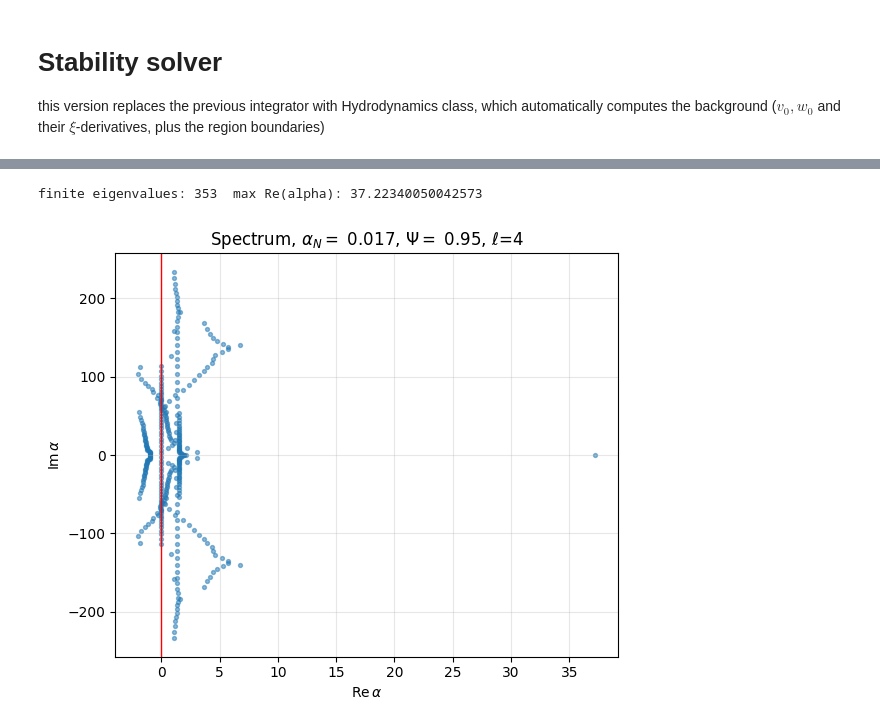
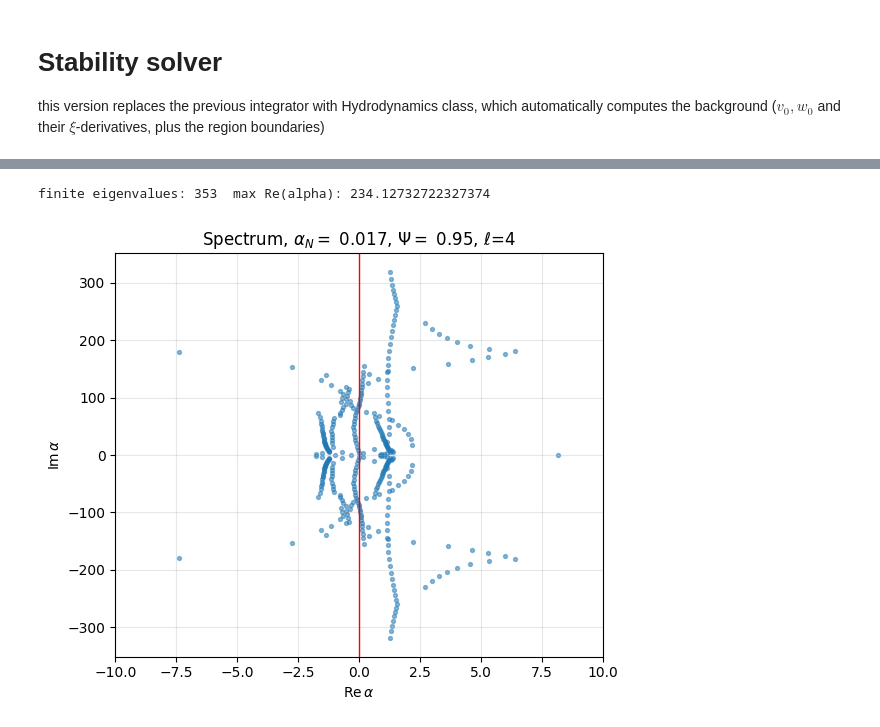
Before and after one commit to charlottemyers/FOPTstability, a Jupyter notebook: stability_solver_hydro.ipynb, the cells around one changed output, grey strips where cells are left out. Saved outputs shown, nothing was run; the diff lists cells and outputs as text; code cells hidden in the pictures.

Commit message:
cleaning up reduced_det solver

```diff
--- a/stability_solver_hydro.ipynb
+++ b/stability_solver_hydro.ipynb
@@ -301,7 +337,7 @@ def solve(M, tol=1e6):
 ### DEFLAGRATION SOLUTION
 PSI_N_TEST = 0.95
 ALN_TEST = 0.017
-# NB: should yield vw = 0.3
+### NB: should yield vw = 0.3
 #########################
 
 # #### HYBRID SOLUTION
@@ -316,6 +352,7 @@ tail = f"{bg['xi_tail']:.4f}" if bg['has_back'] else '— (deflagration)'
 print(f"has_back={bg['has_back']}  tail={tail}  wall={bg['xi_w']:.4f}  shock={bg['xi_sh']:.4f}")
 
 M = build(bg, L=L_TEST, n2_core=60, n2_raref=40, n1=60)
+M_higher = build(bg, L=L_TEST, n2_core=60, n2_raref=40, n1=60, order=4)
 assert M['filled'].all(), f"unfilled rows: {np.where(~M['filled'])[0]}"
 NF=M['NF']; ikw,iksh=M['ikw'],M['iksh']
 n2=M['n2']; interior=[NF*i+f for i in range(2,n2-1) for f in range(3)]
@@ -336,20 +404,20 @@ guards OK: square, row bijection, surface-amplitude columns zero in bulk
 # %%
 ###########################################################################
 ##### Solve the eigenvalue problem and plot the spectrum
 ###########################################################################
 
-al=solve(M)
+al=solve(M_higher)
 print("finite eigenvalues:",al.size," max Re(alpha):",np.max(al.real))
 plt.figure(figsize=(6,5)); plt.scatter(al.real,al.imag,s=8,alpha=.5); plt.axvline(0,c='r',lw=1)
 plt.xlabel(r'$\mathrm{Re}\,\alpha$'); plt.ylabel(r'$\mathrm{Im}\,\alpha$')
 plt.title(rf'Spectrum, $\alpha_N = $ {ALN_TEST}, $\Psi = $ {PSI_N_TEST}, $\ell$={L_TEST}')
 
 plt.grid(alpha=.3)
-# plt.xlim(-10, 10)
+plt.xlim(-10, 10)
 plt.tight_layout(); plt.show()
 # %% [output]
-finite eigenvalues: 353  max Re(alpha): 37.22340050042573
+finite eigenvalues: 353  max Re(alpha): 234.12732722327374
-[figure, old version]
+[figure, new version]
 # %%
 ###########################################################################
 ##### Filtering: keep only the eigenvalues that are present in multiple resolutions
```
Also changed, not shown: parts of 16 cells of this notebook, 1 other file.
